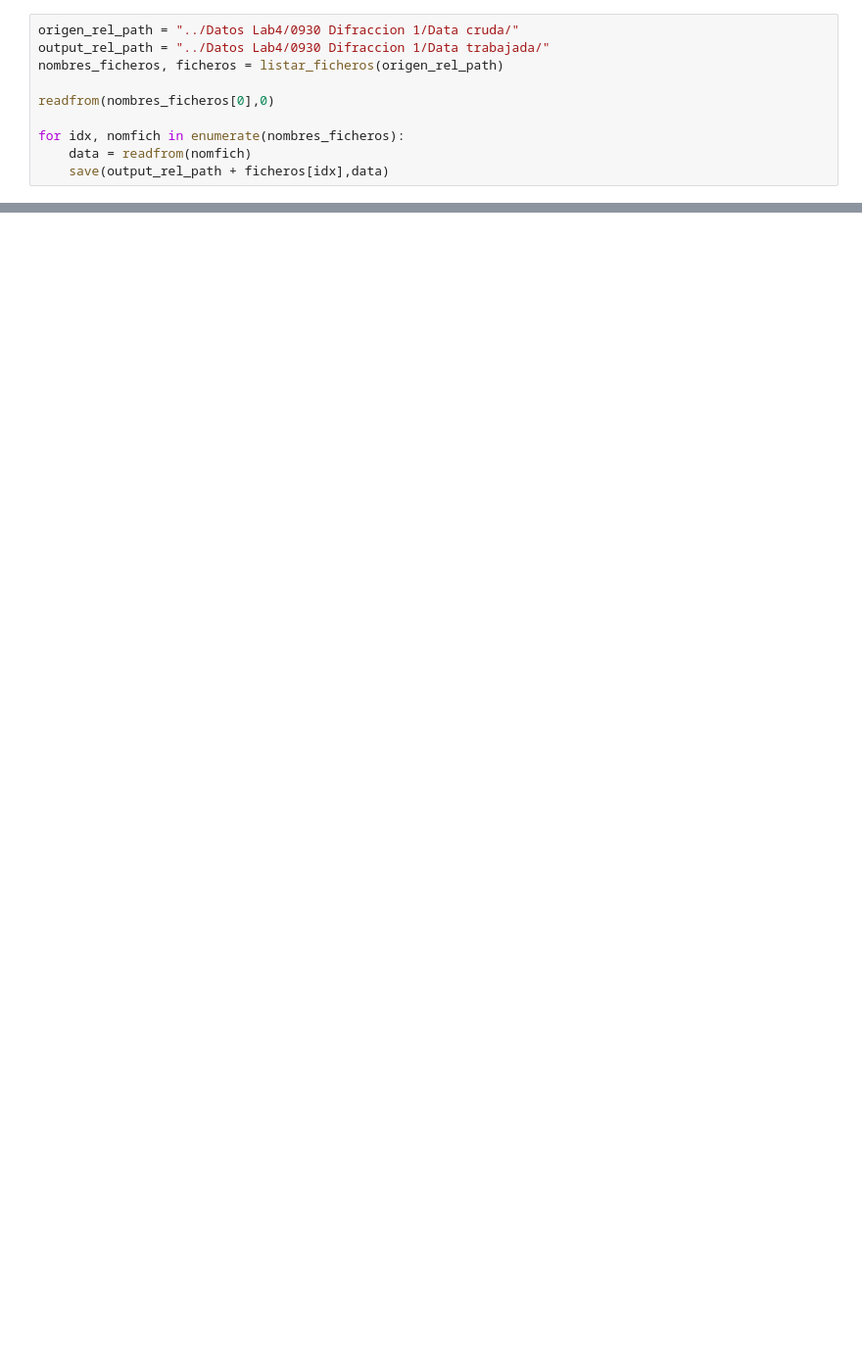
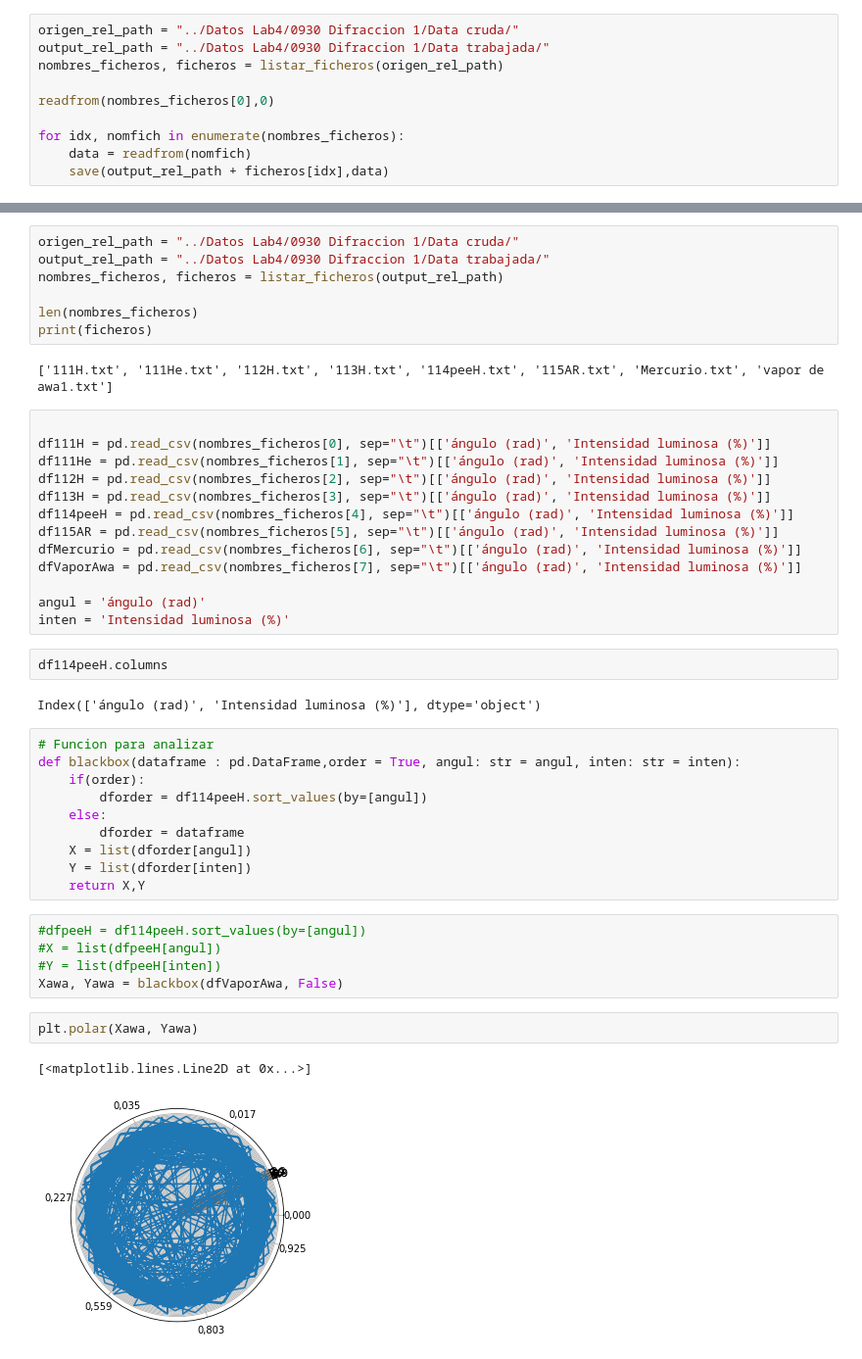
Before and after one commit to fbientrigo/lab_fisica, a Jupyter notebook: Convierte Raw Data de Pasco/main.ipynb, the cells around one changed output, grey strips where cells are left out. Shown at 98% size. Saved outputs shown, nothing was run; the diff lists cells and outputs as text; blank space fills up the shorter version.

```diff
--- a/Convierte Raw Data de Pasco/main.ipynb
+++ b/Convierte Raw Data de Pasco/main.ipynb
@@ -54,0 +56,46 @@ for idx, nomfich in enumerate(nombres_ficheros):
+# %%
+origen_rel_path = "../Datos Lab4/0930 Difraccion 1/Data cruda/"
+output_rel_path = "../Datos Lab4/0930 Difraccion 1/Data trabajada/"
+nombres_ficheros, ficheros = listar_ficheros(output_rel_path)
+
+len(nombres_ficheros)
+print(ficheros)
+# %% [output]
+['111H.txt', '111He.txt', '112H.txt', '113H.txt', '114peeH.txt', '115AR.txt', 'Mercurio.txt', 'vapor de awa1.txt']
+# %%
+
+df111H = pd.read_csv(nombres_ficheros[0], sep="\t")[['ángulo (rad)', 'Intensidad luminosa (%)']]
+df111He = pd.read_csv(nombres_ficheros[1], sep="\t")[['ángulo (rad)', 'Intensidad luminosa (%)']]
+df112H = pd.read_csv(nombres_ficheros[2], sep="\t")[['ángulo (rad)', 'Intensidad luminosa (%)']]
+df113H = pd.read_csv(nombres_ficheros[3], sep="\t")[['ángulo (rad)', 'Intensidad luminosa (%)']]
+df114peeH = pd.read_csv(nombres_ficheros[4], sep="\t")[['ángulo (rad)', 'Intensidad luminosa (%)']]
+df115AR = pd.read_csv(nombres_ficheros[5], sep="\t")[['ángulo (rad)', 'Intensidad luminosa (%)']]
+dfMercurio = pd.read_csv(nombres_ficheros[6], sep="\t")[['ángulo (rad)', 'Intensidad luminosa (%)']]
+dfVaporAwa = pd.read_csv(nombres_ficheros[7], sep="\t")[['ángulo (rad)', 'Intensidad luminosa (%)']]
+
+angul = 'ángulo (rad)'
+inten = 'Intensidad luminosa (%)'
+# %%
+df114peeH.columns
+# %% [output]
+Index(['ángulo (rad)', 'Intensidad luminosa (%)'], dtype='object')
+# %%
+# Funcion para analizar
+def blackbox(dataframe : pd.DataFrame,order = True, angul: str = angul, inten: str = inten):
+    if(order):
+        dforder = df114peeH.sort_values(by=[angul])
+    else:
+        dforder = dataframe
+    X = list(dforder[angul])
+    Y = list(dforder[inten])
+    return X,Y
+# %%
+#dfpeeH = df114peeH.sort_values(by=[angul])
+#X = list(dfpeeH[angul])
+#Y = list(dfpeeH[inten])
+Xawa, Yawa = blackbox(dfVaporAwa, False)
+# %%
+plt.polar(Xawa, Yawa)
+# %% [output]
+[<matplotlib.lines.Line2D at 0x...>]
+[figure, added]
```
Also changed, not shown: parts of 4 cells of this notebook.
